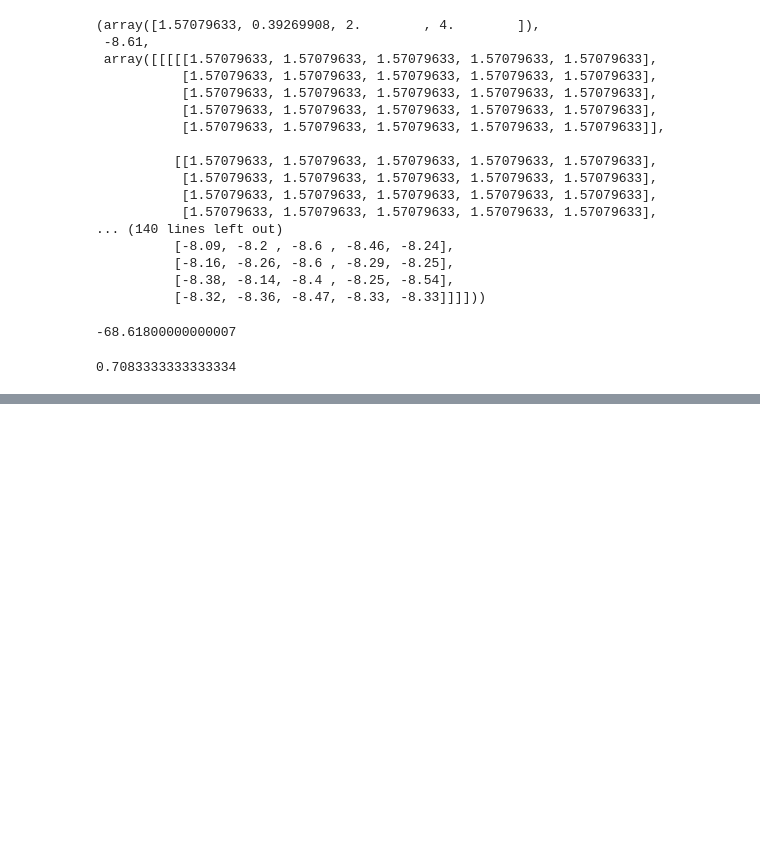
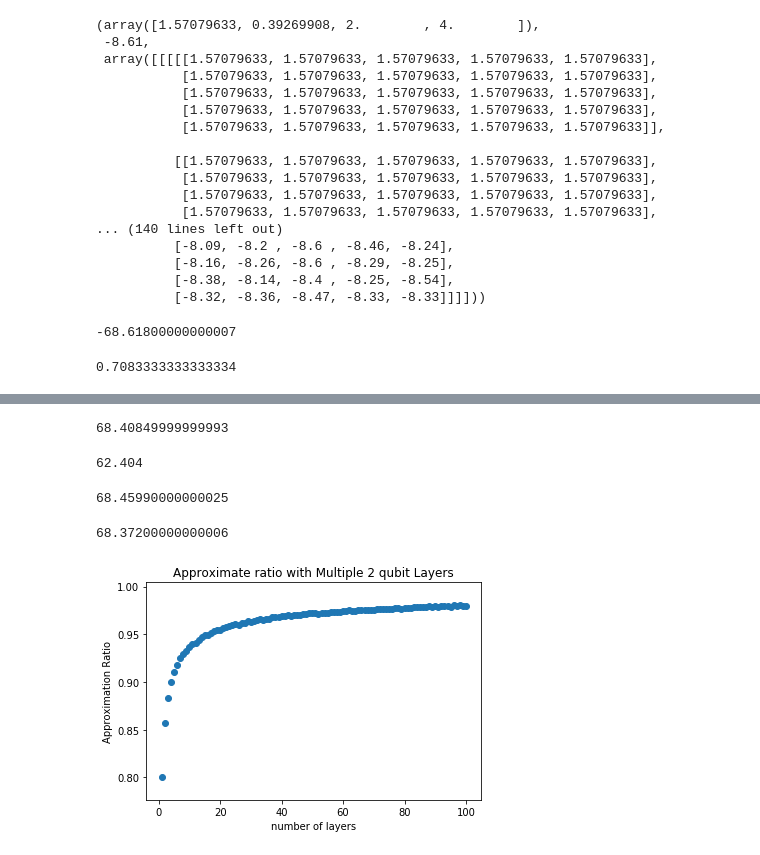
Before and after one commit to zmorrell/ReversibleCircuit, a Jupyter notebook: ReversibleCircuit.ipynb, the cells around one changed output, grey strips where cells are left out. Drawn from its saved outputs; the diff is of its cells as text; code cells hidden in the pictures; blank space fills up the shorter version.

```diff
--- a/ReversibleCircuit.ipynb
+++ b/ReversibleCircuit.ipynb
@@ -1213,7 +945,0 @@ print(edge_colors)"""
-# %%
-ls = [0]
-for i in ls:
-    ls.append(i+1)
-    print(i)
-    if i >10:
-        break
@@ -1248,16 +945,0 @@ print(lsdict[1])
-# %%
-max_color = 0
-min_color = 100
-for i in range(1000):
-    G = randomConnectedGraph(100)
-    lg = nx.generators.line.line_graph(G)
-    colors = nx.coloring.equitable_color(lg,num_colors=4)
-    for k in colors.keys():
-        if colors[k] > max_color:
-            max_color = colors[k]
-        if colors[k] < min_color:
-            min_color = colors[k]
-
-
-print(max_color)
-print(min_color)
@@ -1494,0 +1164,15 @@ print(cutval)
+# %%
+circ2 = getEmbeddedCircuit(G,np.pi/4,np.inf,case='sorted')
+computeCircuitCuts(circ2,G,10000)
+# %% [output]
+68.40849999999993
+# %%
+circ3 = getEmbeddedCircuit(G,0,np.inf,case='largest_only')
+computeCircuitCuts(circ3,G,1000)
+# %% [output]
+62.404
+# %%
+circ4 = getEmbeddedCircuit(G,0,np.inf,case='sorted')
+computeCircuitCuts(circ4,G,10000)
+# %% [output]
+68.45990000000025
@@ -1494,0 +1187,25 @@ print(cutval)
+# %%
+computeCircuitCuts(circ5,G,1000)
+# %% [output]
+68.37200000000006
+# %%
+k = 2
+G = randomConnectedGraph(64,k=k)
+numlayers = 100
+cutsbylayers = np.zeros(numlayers)
+layers = range(numlayers)
+circ = Circuit(64)
+circuitLayer = getLiteEmbeddedCircuit(G,0,np.inf,'sorted')
+for layer in layers:
+    circ.appendCircuit(circuitLayer)
+    cutsbylayers[layer] = computeCircuitCuts(circ,G,1000)
+
+cutsbylayers = cutsbylayers/(k/2*64)
+layers = np.array([i+1 for i in range(numlayers)])
+plt.scatter(layers,cutsbylayers)
+plt.title("Approximate ratio with Multiple 2 qubit Layers")
+plt.xlabel("number of layers")
+plt.ylabel("Approximation Ratio")
+plt.show()
+# %% [output]
+[figure, added]
```
Also changed, not shown: parts of 54 cells of this notebook, 16 other files.
